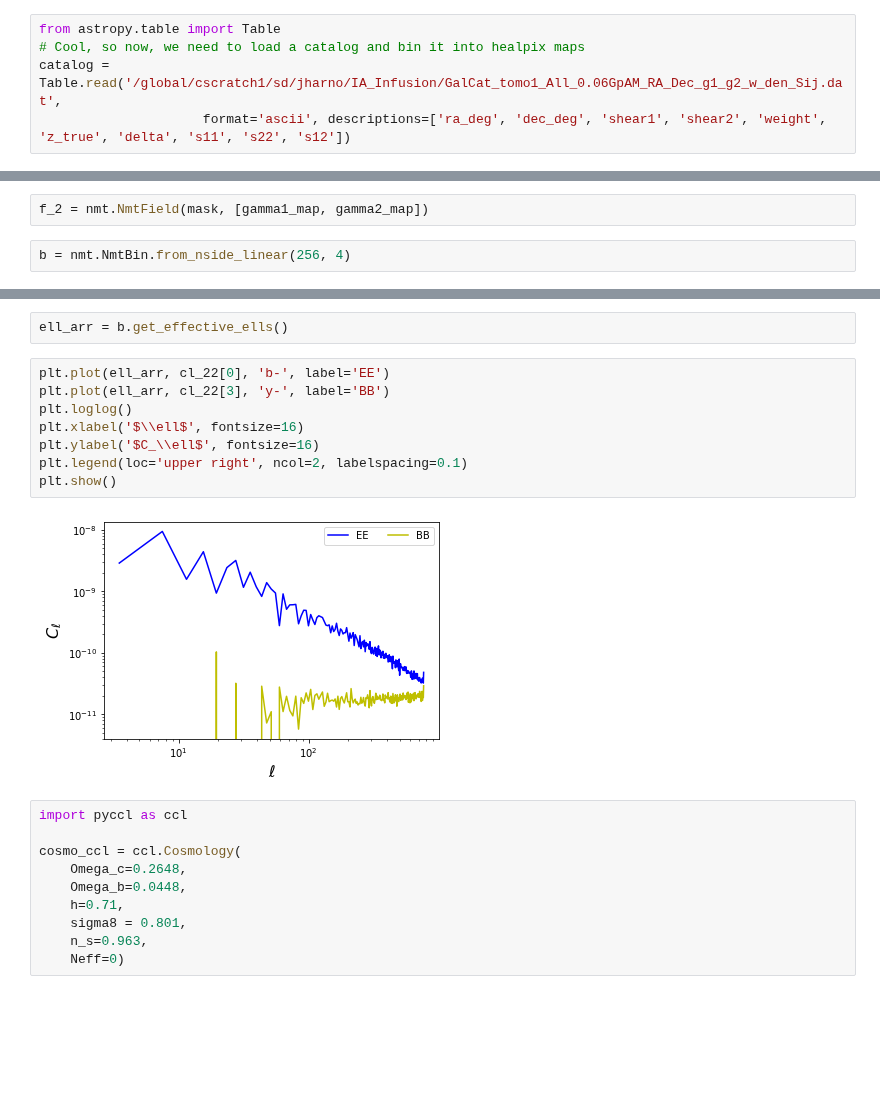
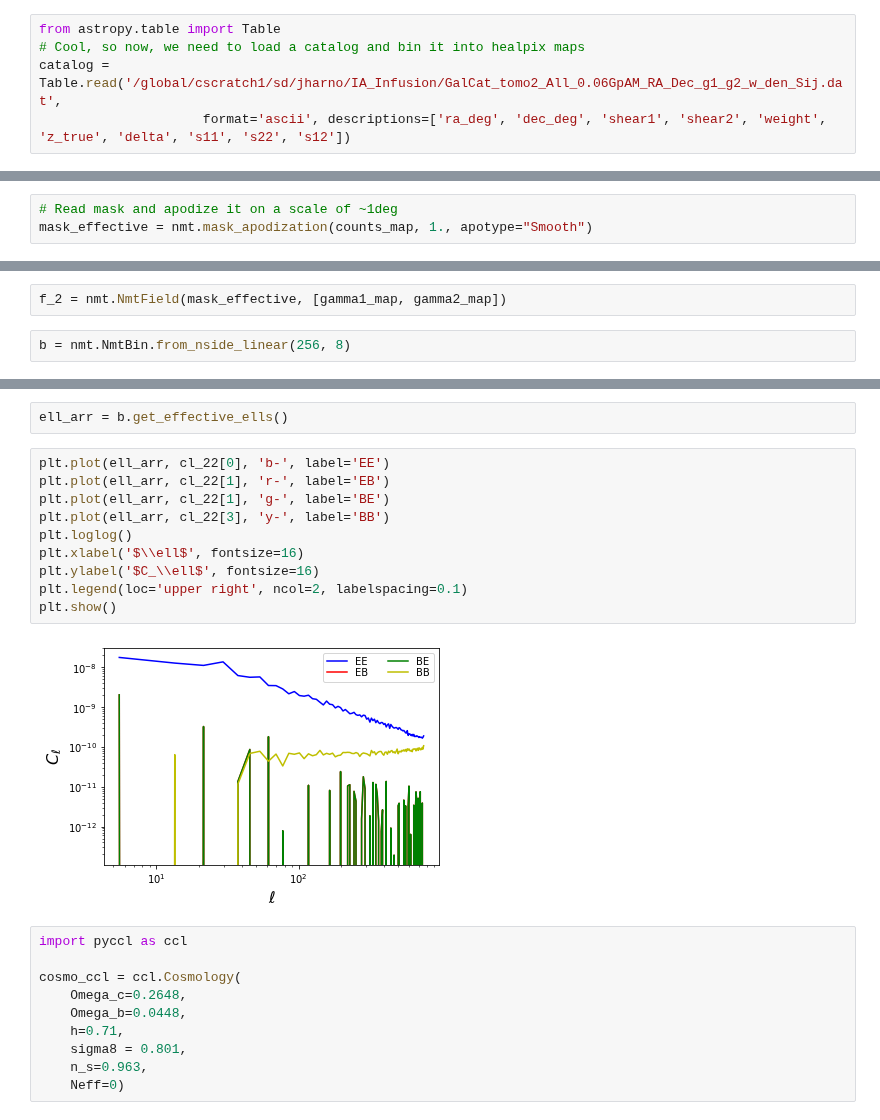
Before and after one commit to LSSTDESC/SkySim5000_IA_infusion, a Jupyter notebook: NaMaster.ipynb, the cells around one changed output, grey strips where cells are left out. Saved outputs shown, nothing was run; the diff lists cells and outputs as text; blank space fills up the shorter version.

```diff
--- a/NaMaster.ipynb
+++ b/NaMaster.ipynb
@@ -20,7 +20,7 @@ plt.show()
 # %%
 from astropy.table import Table
 # Cool, so now, we need to load a catalog and bin it into healpix maps
-catalog = Table.read('/global/cscratch1/sd/jharno/IA_Infusion/GalCat_tomo1_All_0.06GpAM_RA_Dec_g1_g2_w_den_Sij.dat',
+catalog = Table.read('/global/cscratch1/sd/jharno/IA_Infusion/GalCat_tomo2_All_0.06GpAM_RA_Dec_g1_g2_w_den_Sij.dat',
                      format='ascii', descriptions=['ra_deg', 'dec_deg', 'shear1', 'shear2', 'weight', 'z_true', 'delta', 's11', 's22', 's12'])
 # %%
 pixels = hp.ang2pix(256, catalog['col1'], catalog['col2'], lonlat=True)
@@ -38,3 +37,6 @@ for i in tqdm(range(len(catalog))):
 
 gamma1_map[counts_map >0] /= counts_map[counts_map >0]
 gamma2_map[counts_map >0] /= counts_map[counts_map >0]
+# %%
+# Read mask and apodize it on a scale of ~1deg
+mask_effective = nmt.mask_apodization(counts_map, 1., apotype="Smooth")
@@ -49,23 +56,25 @@ plt.show()
 # %% [output]
 [figure]
 # %%
-f_2 = nmt.NmtField(mask, [gamma1_map, gamma2_map])
+f_2 = nmt.NmtField(mask_effective, [gamma1_map, gamma2_map])
 # %%
-b = nmt.NmtBin.from_nside_linear(256, 4)
+b = nmt.NmtBin.from_nside_linear(256, 8)
 # %%
 cl_22 = nmt.compute_full_master(f_2, f_2, b)
 # %%
 ell_arr = b.get_effective_ells()
 # %%
 plt.plot(ell_arr, cl_22[0], 'b-', label='EE')
+plt.plot(ell_arr, cl_22[1], 'r-', label='EB')
+plt.plot(ell_arr, cl_22[1], 'g-', label='BE')
 plt.plot(ell_arr, cl_22[3], 'y-', label='BB')
 plt.loglog()
 plt.xlabel('$\\ell$', fontsize=16)
 plt.ylabel('$C_\\ell$', fontsize=16)
 plt.legend(loc='upper right', ncol=2, labelspacing=0.1)
 plt.show()
 # %% [output]
-[figure, old version]
+[figure, new version]
 # %%
 import pyccl as ccl
 
```
Also changed, not shown: parts of 8 cells of this notebook.
